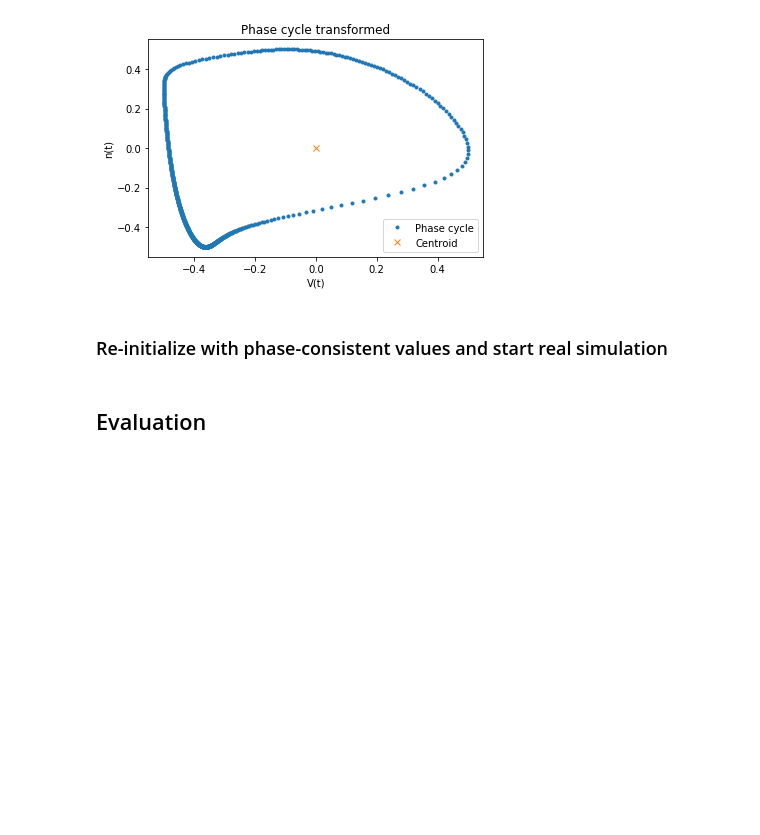
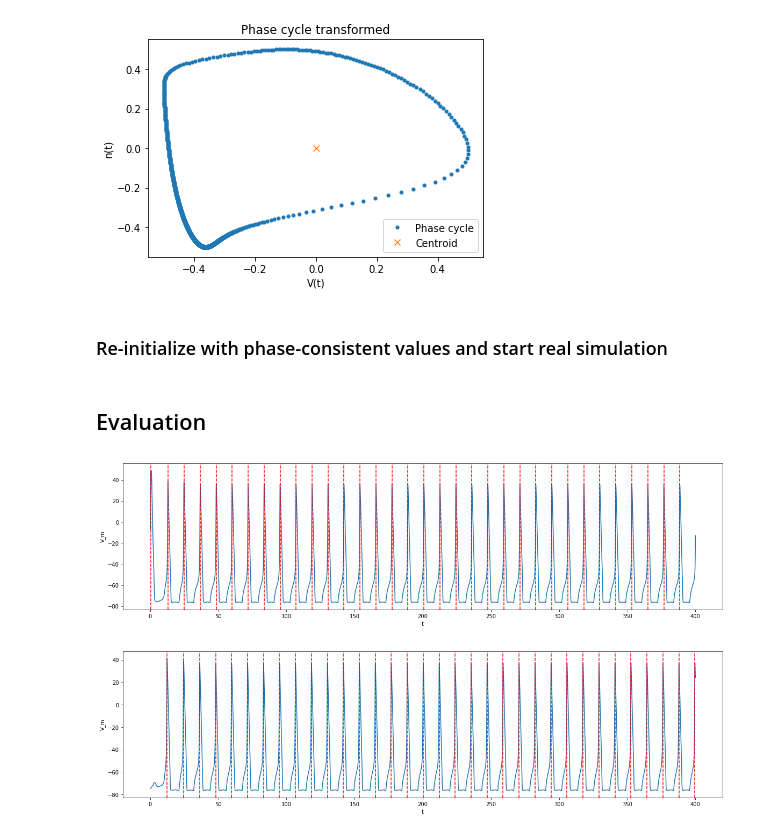
Before and after one commit to ndettmer/neuronal_synchrony_replication, a Jupyter notebook: FirstExp.ipynb, the cells around one changed output. Cells and saved outputs as stored; diff of their text form; code cells hidden in the pictures; blank space fills up the shorter version.

```diff
--- a/FirstExp.ipynb
+++ b/FirstExp.ipynb
@@ -442,6 +425,33 @@ with open("dumps/" + now + "_hh-neurons_" + scenario + ".csv", "w+") as my_csv:
     csvWriter = csv.writer(my_csv,delimiter=',')
     for n in neurons:
         csvWriter.writerow(n.V)
+# %%
+plt.rcParams["figure.figsize"] = (20, 5)
+
+# plot some spikes to check spike detection
+plt.figure()
+end_idx = int(400. / step_size)
+spike_times = get_spike_times(ts[:end_idx], neurons[0].V[:end_idx])
+for neuron in neurons[0:1]:
+    plt.plot(ts[:end_idx], neuron.V[:end_idx])
+    for st in spike_times:
+        plt.axvline(st, color="red", ls="--")
+plt.ylabel("V_m")
+plt.xlabel("t")
+plt.show()
+
+plt.figure()
+spike_times = get_spike_times(ts[:end_idx], neurons[1].V[:end_idx])
+for neuron in neurons[1:2]:
+    plt.plot(ts[:end_idx], neuron.V[:end_idx])
+    for st in spike_times:
+        plt.axvline(st, color="red", ls="--")
+plt.ylabel("V_m")
+plt.xlabel("t")
+plt.show()
+# %% [output]
+[figure, added]
+[figure, added]
 # %%
 # only plot alpha and beta to visualize synchrony
 for neuron in neurons[:-1]:
```
Also changed, not shown: parts of 3 cells of this notebook, 12 other files.
